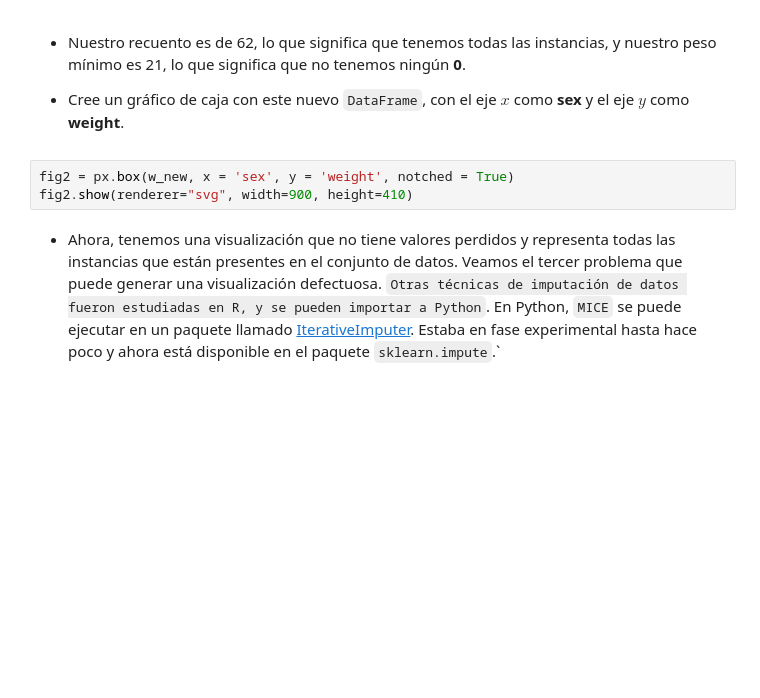
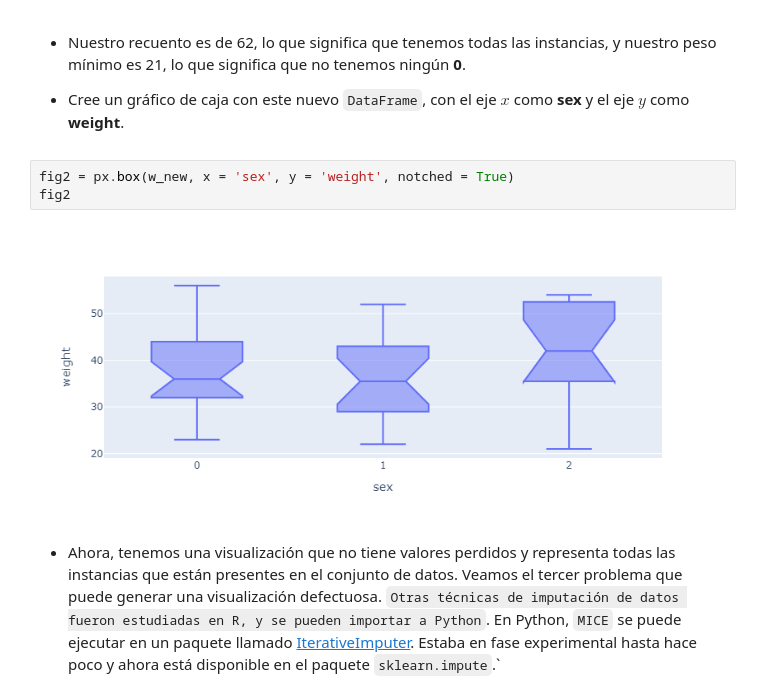
Before and after one commit to lihkir/DataVizPython, a Jupyter notebook: _sources/common_errors.ipynb, the cells around one changed output. Saved outputs shown, nothing was run; the diff lists cells and outputs as text; blank space fills up the shorter version.

```diff
--- a/_sources/common_errors.ipynb
+++ b/_sources/common_errors.ipynb
@@ -335,7 +341,9 @@ w_new.describe()
 - Cree un gráfico de caja con este nuevo `DataFrame`, con el eje $x$ como **sex** y el eje $y$ como **weight**.
 # %%
 fig2 = px.box(w_new, x = 'sex', y = 'weight', notched = True)
-fig2.show(renderer="svg", width=900, height=410)
+fig2
+# %% [output]
+[figure, added]
 # %% [markdown]
 - Ahora, tenemos una visualización que no tiene valores perdidos y representa todas las instancias que están presentes en el conjunto de datos. Veamos el tercer problema que puede generar una visualización defectuosa. `Otras técnicas de imputación de datos fueron estudiadas en R, y se pueden importar a Python`. En Python, `MICE` se puede ejecutar en un paquete llamado [IterativeImputer](https://scikit-learn.org/stable/modules/generated/sklearn.impute.IterativeImputer.html). Estaba en fase experimental hasta hace poco y ahora está disponible en el paquete `sklearn.impute`.`
 # %% [markdown]
```
Also changed, not shown: parts of 7 cells of this notebook, 30 other files.
